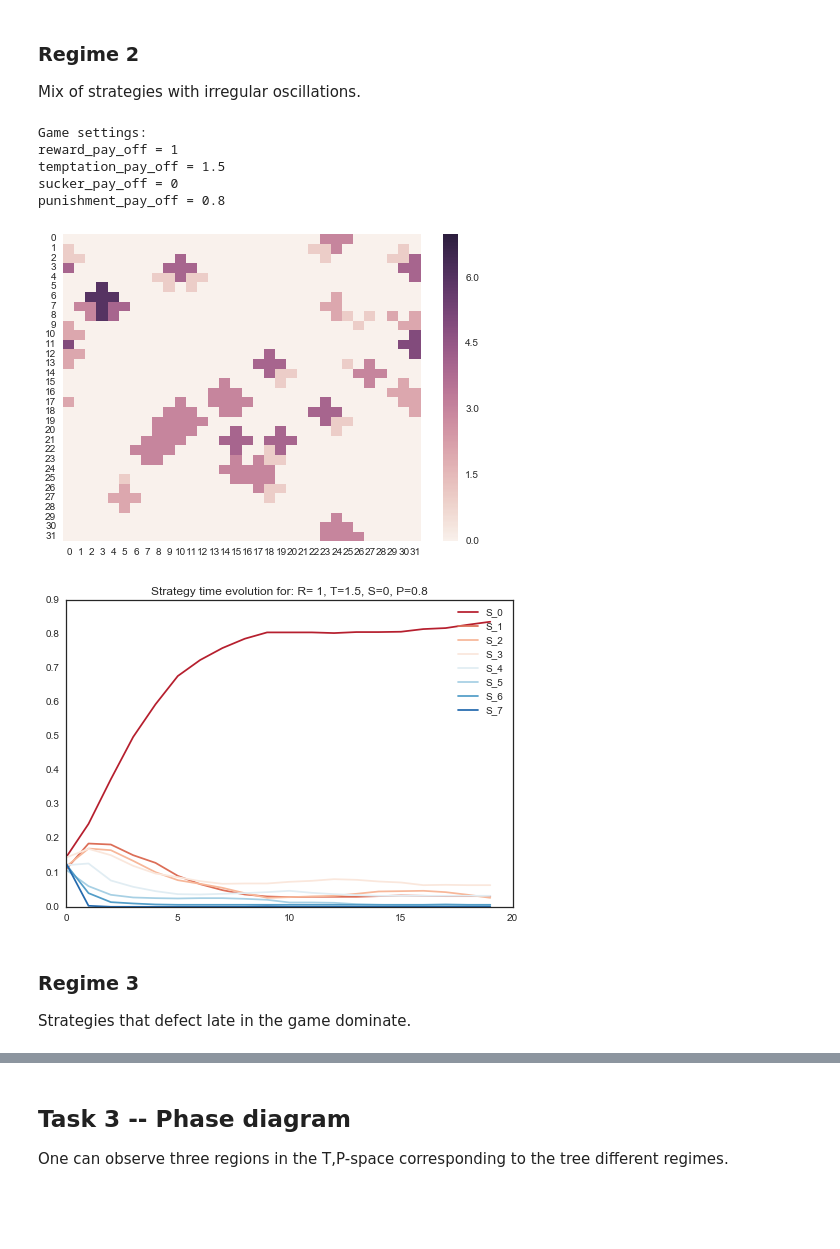
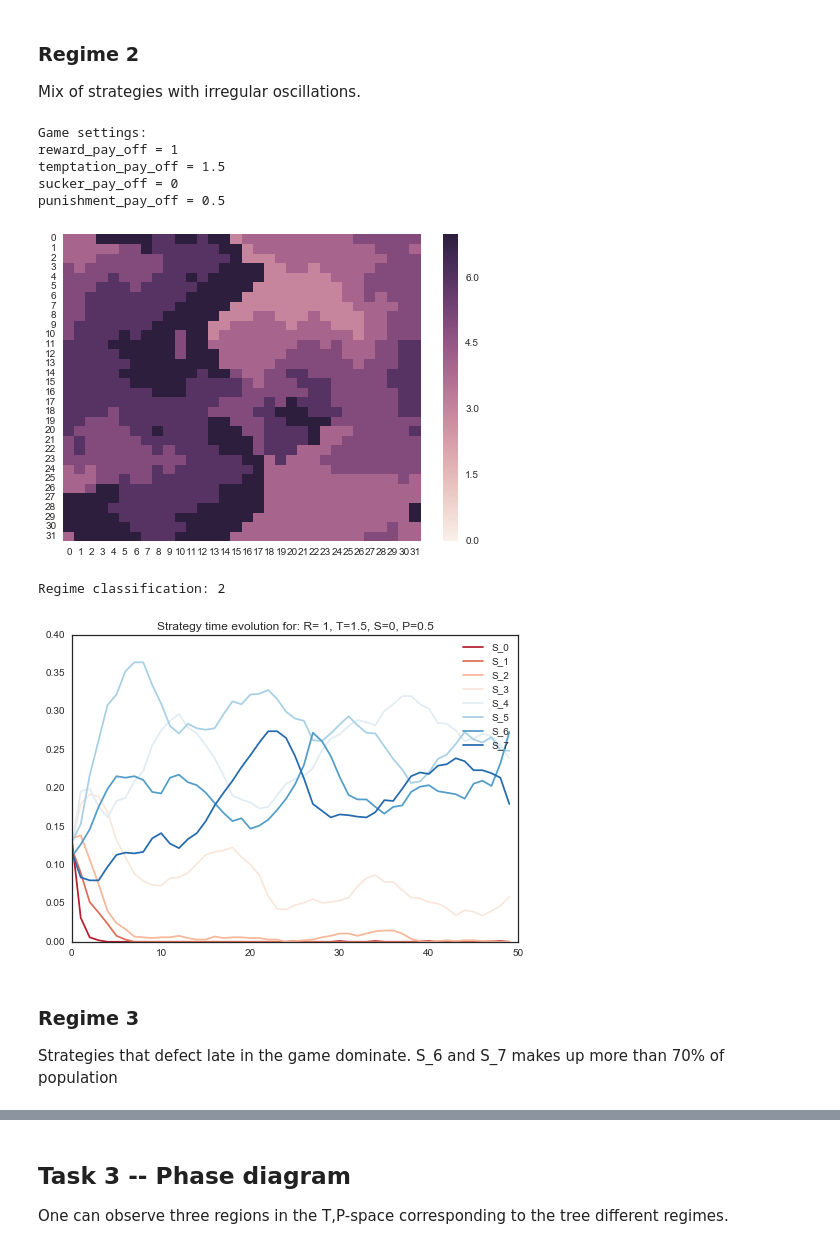
Before and after one commit to rasake/MPCAS, a Jupyter notebook: FFR120 Simulation of Complex Systems/Homework 2/prisoners_dilemma.ipynb, the cells around one changed output, grey strips where cells are left out. Cells and saved outputs as stored; diff of their text form; code cells hidden in the pictures; blank space fills up the shorter version.

```diff
--- a/FFR120 Simulation of Complex Systems/Homework 2/prisoners_dilemma.ipynb
+++ b/FFR120 Simulation of Complex Systems/Homework 2/prisoners_dilemma.ipynb
@@ -48,16 +53,17 @@ punishment_pay_off = 0.8
 ### Regime 2
 Mix of strategies with irregular oscillations.
 # %%
-prisoners.demonstrate_regime2(20,7)
+prisoners.demonstrate_regime2(100,7)
 # %% [output]
 Game settings:
 reward_pay_off = 1
 temptation_pay_off = 1.5
 sucker_pay_off = 0
-punishment_pay_off = 0.8
+punishment_pay_off = 0.5
-[figure, old version]
+[figure, new version]
+Regime classification: 2
-[figure, old version]
+[figure, new version]
 # %% [markdown]
 ### Regime 3
-Strategies that defect late in the game dominate.
+Strategies that defect late in the game dominate. S_6 and S_7 makes up more than 70% of population
 # %%
```
Also changed, not shown: parts of 10 cells of this notebook, 1 other file.
